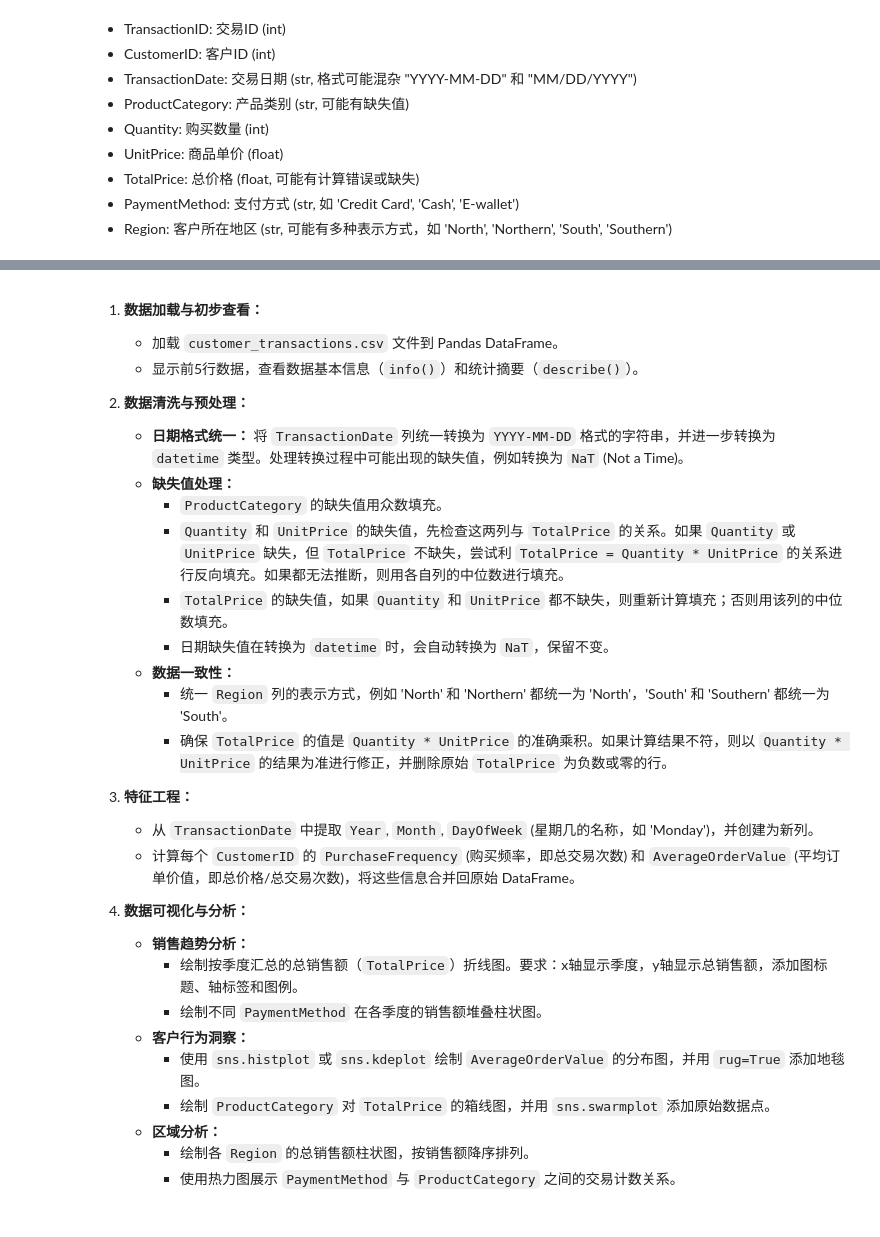
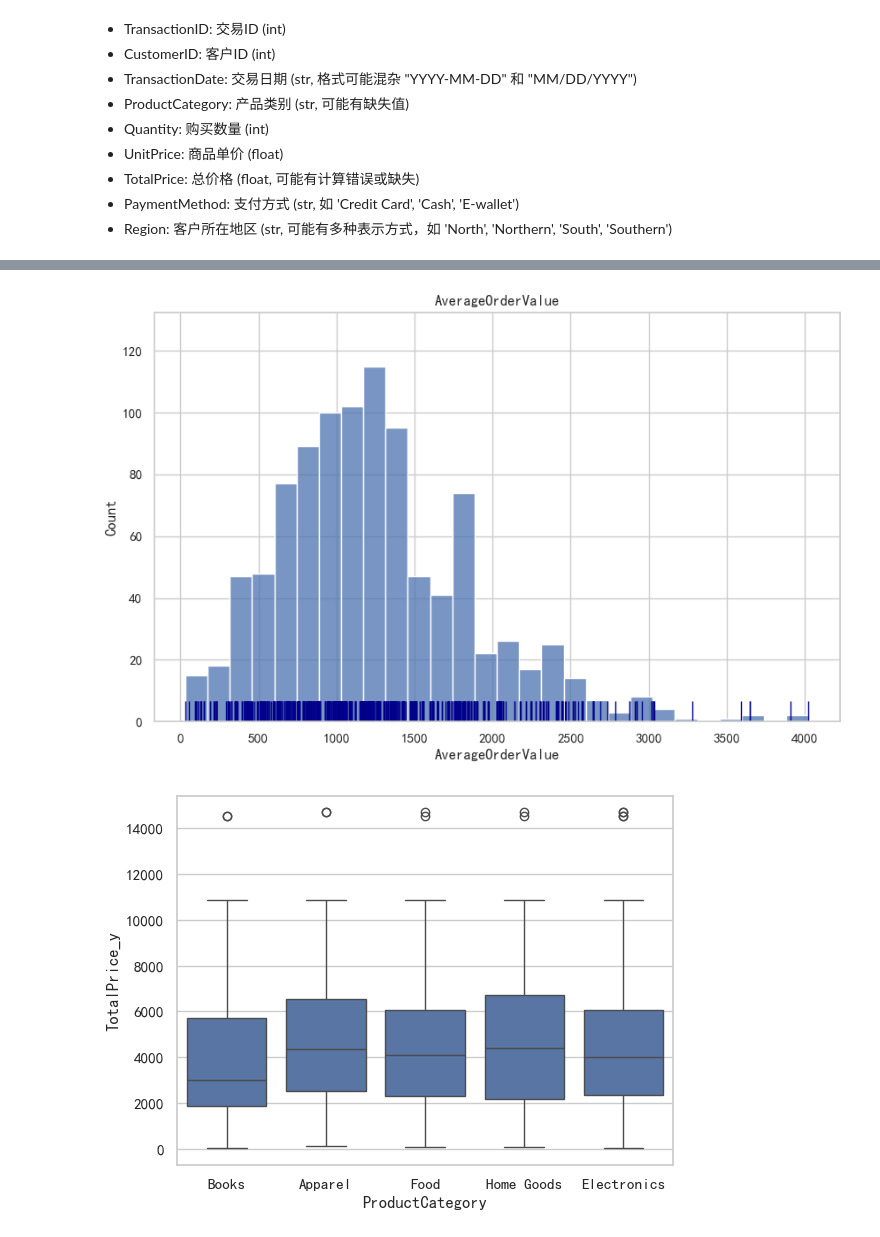
Before and after one commit to yt-x/ds_learn, a Jupyter notebook: practice/practice1.ipynb, the cells around one changed output, grey strips where cells are left out. Cells and saved outputs as stored; diff of their text form; code cells hidden in the pictures.

```diff
--- a/practice/practice1.ipynb
+++ b/practice/practice1.ipynb
@@ -710,31 +709,16 @@ plt.show()
-# %% [markdown]
-
-1.  **数据加载与初步查看：**
-    *   加载 `customer_transactions.csv` 文件到 Pandas DataFrame。
-    *   显示前5行数据，查看数据基本信息（`info()`）和统计摘要（`describe()`）。
-
-2.  **数据清洗与预处理：**
-    *   **日期格式统一：** 将 `TransactionDate` 列统一转换为 `YYYY-MM-DD` 格式的字符串，并进一步转换为 `datetime` 类型。处理转换过程中可能出现的缺失值，例如转换为 `NaT` (Not a Time)。
-    *   **缺失值处理：**
-        *   `ProductCategory` 的缺失值用众数填充。
-        *   `Quantity` 和 `UnitPrice` 的缺失值，先检查这两列与 `TotalPrice` 的关系。如果 `Quantity` 或 `UnitPrice` 缺失，但 `TotalPrice` 不缺失，尝试利 `TotalPrice = Quantity * UnitPrice` 的关系进行反向填充。如果都无法推断，则用各自列的中位数进行填充。
-        *   `TotalPrice` 的缺失值，如果 `Quantity` 和 `UnitPrice` 都不缺失，则重新计算填充；否则用该列的中位数填充。
-        *   日期缺失值在转换为 `datetime` 时，会自动转换为 `NaT`，保留不变。
-    *   **数据一致性：**
-        *   统一 `Region` 列的表示方式，例如 'North' 和 'Northern' 都统一为 'North'，'South' 和 'Southern' 都统一为 'South'。
-        *   确保 `TotalPrice` 的值是 `Quantity * UnitPrice` 的准确乘积。如果计算结果不符，则以 `Quantity * UnitPrice` 的结果为准进行修正，并删除原始 `TotalPrice` 为负数或零的行。
-
-3.  **特征工程：**
-    *   从 `TransactionDate` 中提取 `Year`, `Month`, `DayOfWeek` (星期几的名称，如 'Monday')，并创建为新列。
-    *   计算每个 `CustomerID` 的 `PurchaseFrequency` (购买频率，即总交易次数) 和 `AverageOrderValue` (平均订单价值，即总价格/总交易次数)，将这些信息合并回原始 DataFrame。
-
-4.  **数据可视化与分析：**
-    *   **销售趋势分析：**
-        *   绘制按季度汇总的总销售额（`TotalPrice`）折线图。要求：x轴显示季度，y轴显示总销售额，添加图标题、轴标签和图例。
-        *   绘制不同 `PaymentMethod` 在各季度的销售额堆叠柱状图。
-    *   **客户行为洞察：**
-        *   使用 `sns.histplot` 或 `sns.kdeplot` 绘制 `AverageOrderValue` 的分布图，并用 `rug=True` 添加地毯图。
-        *   绘制 `ProductCategory` 对 `TotalPrice` 的箱线图，并用 `sns.swarmplot` 添加原始数据点。
-    *   **区域分析：**
-        *   绘制各 `Region` 的总销售额柱状图，按销售额降序排列。
-        *   使用热力图展示 `PaymentMethod` 与 `ProductCategory` 之间的交易计数关系。
+# %%
+# 使用 `sns.histplot` 或 `sns.kdeplot` 绘制 `AverageOrderValue` 的分布图
+fig, ax = plt.subplots(figsize=(10, 6))
+
+sns.histplot(data=df, x='AverageOrderValue', ax=ax)
+sns.rugplot(data=df, x='AverageOrderValue', color='darkblue', height=0.05, ax=ax)
+plt.title("AverageOrderValue")
+plt.show()
+# %% [output]
+[figure, added]
+# %%
+# 绘制 `ProductCategory` 对 `TotalPrice` 的箱线图
+sns.boxplot(data=df, x='ProductCategory', y='TotalPrice_y')
+plt.show()
+# %% [output]
+[figure, added]
```
Also changed, not shown: parts of 6 cells of this notebook, 1 other file.
